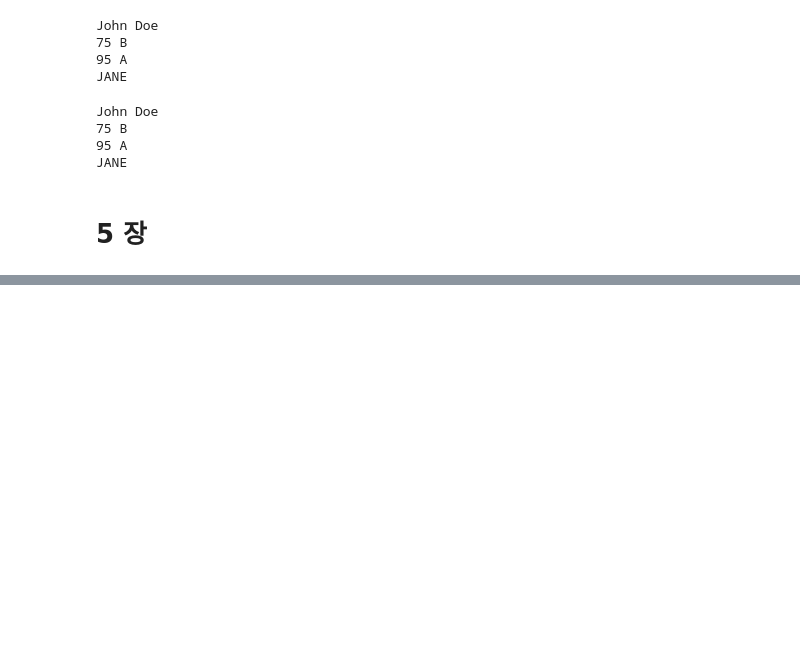
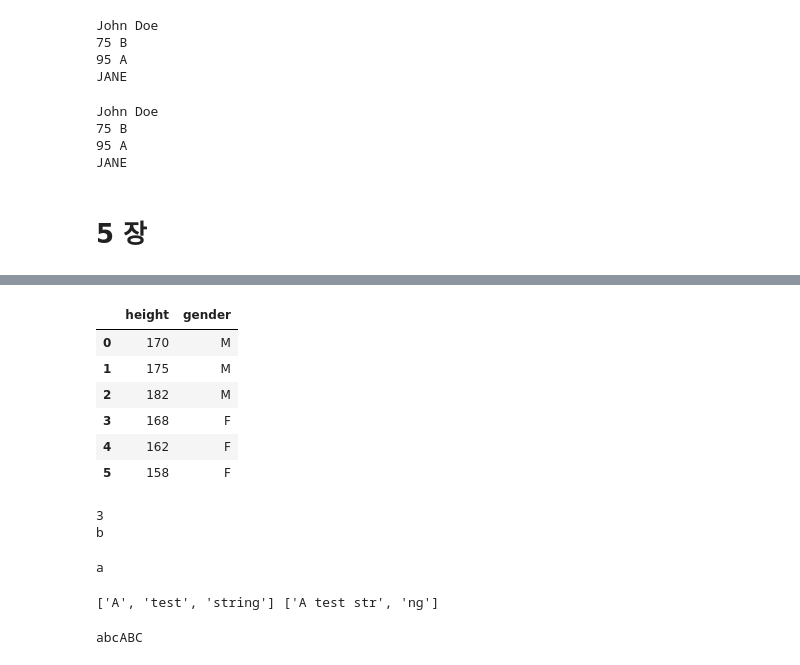
Before and after one commit to immazenam/test, a Jupyter notebook: R과_파이썬.ipynb, the cells around one changed output, grey strips where cells are left out. Saved outputs shown, nothing was run; the diff lists cells and outputs as text; code cells hidden in the pictures; blank space fills up the shorter version.

```diff
--- a/R과_파이썬.ipynb
+++ b/R과_파이썬.ipynb
@@ -602,0 +632,13 @@ JANE
+# %%
+data = pd.read_excel('height.xlsx', header=None,
+                     names=['height', 'gender'])
+df1= pd.DataFrame(data)
+df1
+# %% [output]
+|  | height | gender |
+| 0 | 170 | M |
+| 1 | 175 | M |
+| 2 | 182 | M |
+| 3 | 168 | F |
+| 4 | 162 | F |
+| 5 | 158 | F |
@@ -602,0 +651,24 @@ JANE
+# %%
+a = "abc"
+print(len(a))
+print(a[1])
+# %% [output]
+3
+b
+# %%
+x,y,z = a
+print(x)
+# %% [output]
+a
+# %%
+bb = 'A test string'
+blist0 = bb.split()
+blist1 = bb.split('i')
+print(blist0, blist1)
+# %% [output]
+['A', 'test', 'string'] ['A test str', 'ng']
+# %%
+aa = a + "ABC"
+print(aa)
+# %% [output]
+abcABC
```
Also changed, not shown: parts of 14 cells of this notebook.
